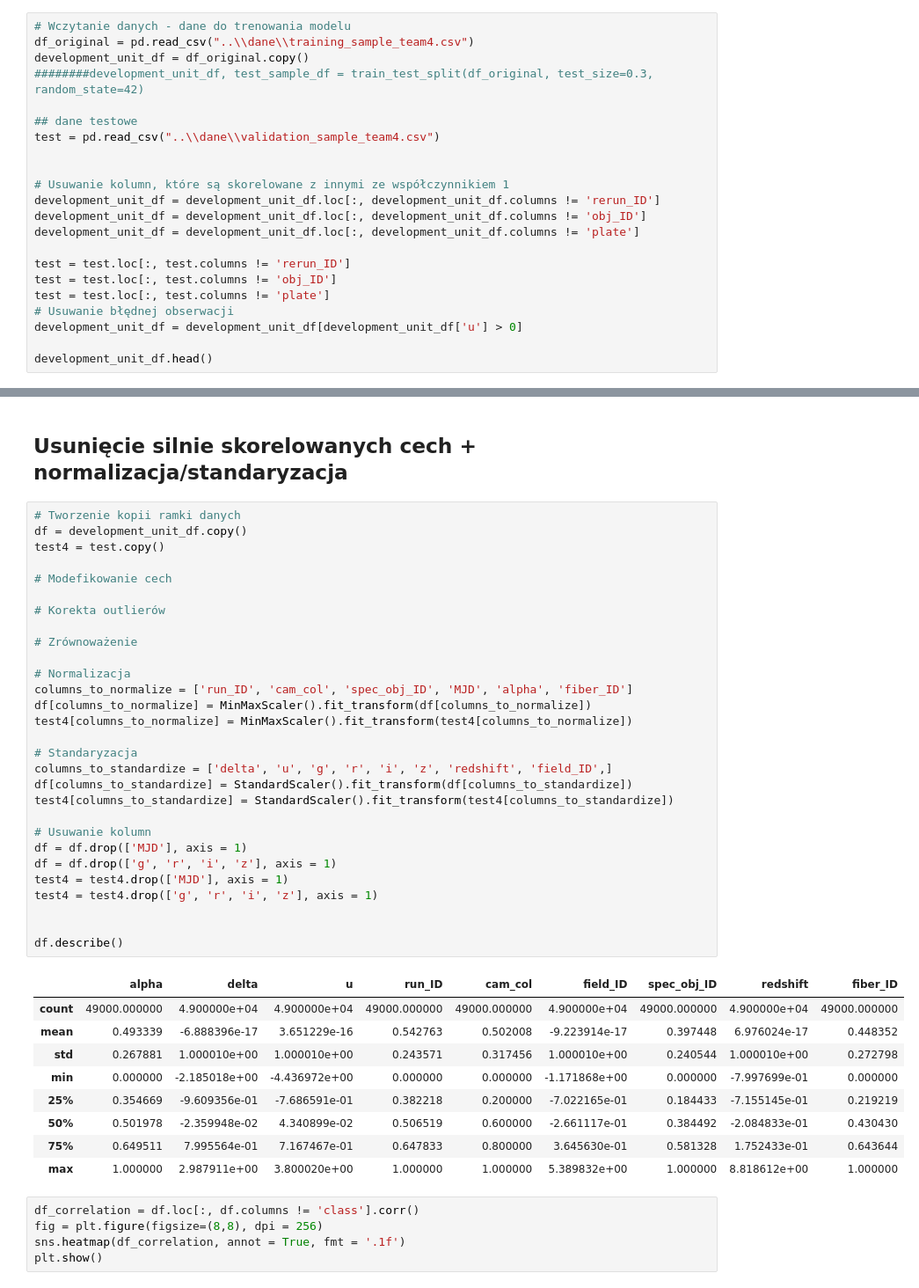
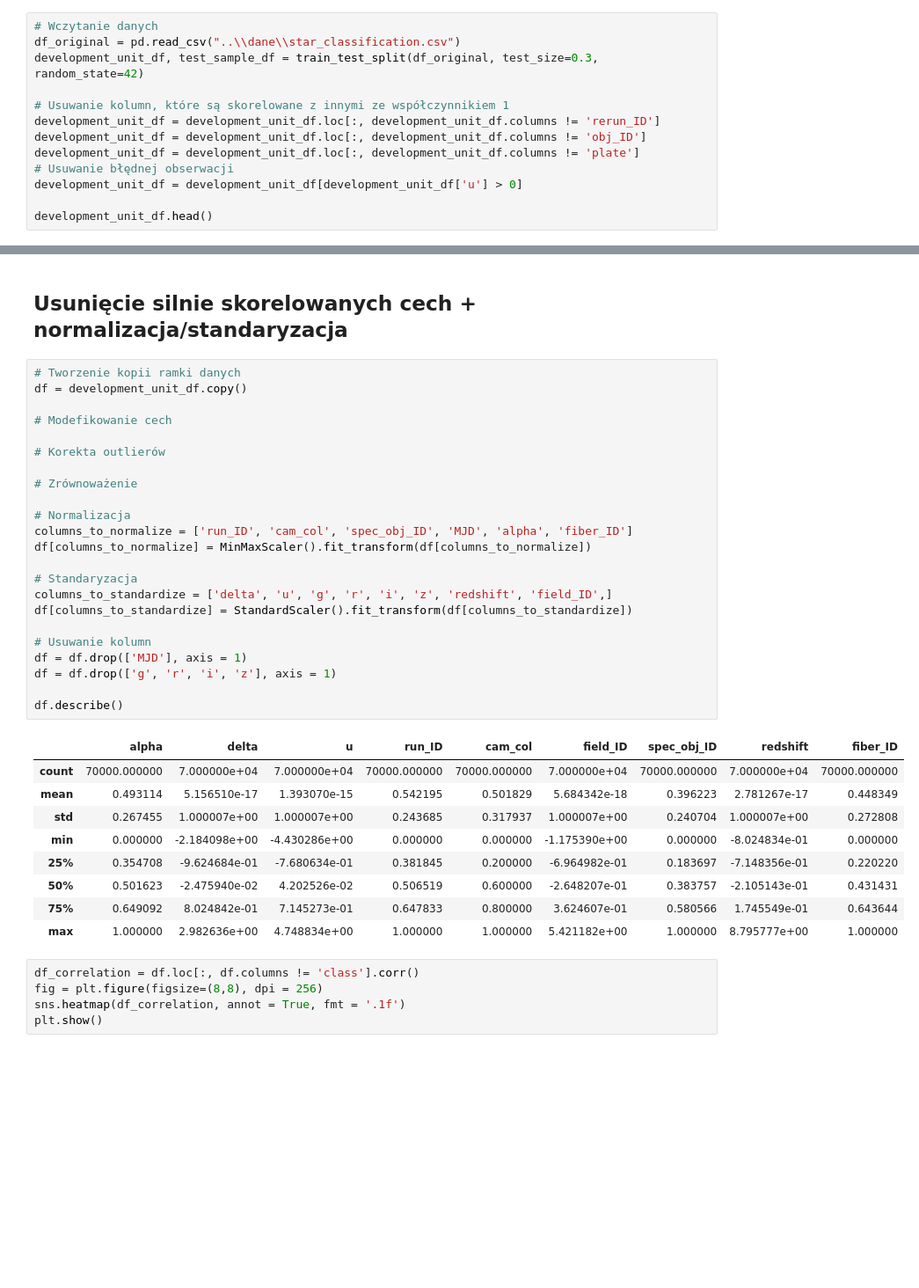
Before and after one commit to MaciejMomot/TweetsMachineLearning, a Jupyter notebook: validation_team/FE/budowa_krok_2_4.ipynb, the cells around one changed output, grey strips where cells are left out. Shown at 88% size. Saved outputs shown, nothing was run; the diff lists cells and outputs as text; blank space fills up the shorter version.

```diff
--- a/validation_team/FE/budowa_krok_2_4.ipynb
+++ b/validation_team/FE/budowa_krok_2_4.ipynb
@@ -104,23 +104,14 @@ seaborn==0.12.2
 # %% [markdown]
 Wczytanie i korekta ramki danych
 # %%
-# Wczytanie danych - dane do trenowania modelu
-df_original = pd.read_csv("..\\dane\\training_sample_team4.csv")
-development_unit_df = df_original.copy()
-########development_unit_df, test_sample_df = train_test_split(df_original, test_size=0.3, random_state=42)
-
-## dane testowe
-test = pd.read_csv("..\\dane\\validation_sample_team4.csv")
-
+# Wczytanie danych
+df_original = pd.read_csv("..\\dane\\star_classification.csv")
+development_unit_df, test_sample_df = train_test_split(df_original, test_size=0.3, random_state=42)
 
 # Usuwanie kolumn, które są skorelowane z innymi ze współczynnikiem 1
 development_unit_df = development_unit_df.loc[:, development_unit_df.columns != 'rerun_ID']
 development_unit_df = development_unit_df.loc[:, development_unit_df.columns != 'obj_ID']
 development_unit_df = development_unit_df.loc[:, development_unit_df.columns != 'plate']
-
-test = test.loc[:, test.columns != 'rerun_ID']
-test = test.loc[:, test.columns != 'obj_ID']
-test = test.loc[:, test.columns != 'plate']
 # Usuwanie błędnej obserwacji
 development_unit_df = development_unit_df[development_unit_df['u'] > 0]
 
@@ -642,42 +583,36 @@ MLPClassifier: 0.597047619047619
 # %%
 # Tworzenie kopii ramki danych
 df = development_unit_df.copy()
-test4 = test.copy()
 
 # Modefikowanie cech
 
 # Korekta outlierów
 
 # Zrównoważenie
 
 # Normalizacja
 columns_to_normalize = ['run_ID', 'cam_col', 'spec_obj_ID', 'MJD', 'alpha', 'fiber_ID']
 df[columns_to_normalize] = MinMaxScaler().fit_transform(df[columns_to_normalize])
-test4[columns_to_normalize] = MinMaxScaler().fit_transform(test4[columns_to_normalize])
 
 # Standaryzacja
 columns_to_standardize = ['delta', 'u', 'g', 'r', 'i', 'z', 'redshift', 'field_ID',]
 df[columns_to_standardize] = StandardScaler().fit_transform(df[columns_to_standardize])
-test4[columns_to_standardize] = StandardScaler().fit_transform(test4[columns_to_standardize])
 
 # Usuwanie kolumn
 df = df.drop(['MJD'], axis = 1)
 df = df.drop(['g', 'r', 'i', 'z'], axis = 1)
-test4 = test4.drop(['MJD'], axis = 1)
-test4 = test4.drop(['g', 'r', 'i', 'z'], axis = 1)
-
 
 df.describe()
 # %% [output]
 |  | alpha | delta | u | run_ID | cam_col | field_ID | spec_obj_ID | redshift | fiber_ID |
-| count | 49000.000000 | 4.900000e+04 | 4.900000e+04 | 49000.000000 | 49000.000000 | 4.900000e+04 | 49000.000000 | 4.900000e+04 | 49000.000000 |
-| mean | 0.493339 | -6.888396e-17 | 3.651229e-16 | 0.542763 | 0.502008 | -9.223914e-17 | 0.397448 | 6.976024e-17 | 0.448352 |
-| std | 0.267881 | 1.000010e+00 | 1.000010e+00 | 0.243571 | 0.317456 | 1.000010e+00 | 0.240544 | 1.000010e+00 | 0.272798 |
-| min | 0.000000 | -2.185018e+00 | -4.436972e+00 | 0.000000 | 0.000000 | -1.171868e+00 | 0.000000 | -7.997699e-01 | 0.000000 |
-| 25% | 0.354669 | -9.609356e-01 | -7.686591e-01 | 0.382218 | 0.200000 | -7.022165e-01 | 0.184433 | -7.155145e-01 | 0.219219 |
-| 50% | 0.501978 | -2.359948e-02 | 4.340899e-02 | 0.506519 | 0.600000 | -2.661117e-01 | 0.384492 | -2.084833e-01 | 0.430430 |
-| 75% | 0.649511 | 7.995564e-01 | 7.167467e-01 | 0.647833 | 0.800000 | 3.645630e-01 | 0.581328 | 1.752433e-01 | 0.643644 |
-| max | 1.000000 | 2.987911e+00 | 3.800020e+00 | 1.000000 | 1.000000 | 5.389832e+00 | 1.000000 | 8.818612e+00 | 1.000000 |
+| count | 70000.000000 | 7.000000e+04 | 7.000000e+04 | 70000.000000 | 70000.000000 | 7.000000e+04 | 70000.000000 | 7.000000e+04 | 70000.000000 |
+| mean | 0.493114 | 5.156510e-17 | 1.393070e-15 | 0.542195 | 0.501829 | 5.684342e-18 | 0.396223 | 2.781267e-17 | 0.448349 |
+| std | 0.267455 | 1.000007e+00 | 1.000007e+00 | 0.243685 | 0.317937 | 1.000007e+00 | 0.240704 | 1.000007e+00 | 0.272808 |
+| min | 0.000000 | -2.184098e+00 | -4.430286e+00 | 0.000000 | 0.000000 | -1.175390e+00 | 0.000000 | -8.024834e-01 | 0.000000 |
+| 25% | 0.354708 | -9.624684e-01 | -7.680634e-01 | 0.381845 | 0.200000 | -6.964982e-01 | 0.183697 | -7.148356e-01 | 0.220220 |
+| 50% | 0.501623 | -2.475940e-02 | 4.202526e-02 | 0.506519 | 0.600000 | -2.648207e-01 | 0.383757 | -2.105143e-01 | 0.431431 |
+| 75% | 0.649092 | 8.024842e-01 | 7.145273e-01 | 0.647833 | 0.800000 | 3.624607e-01 | 0.580566 | 1.745549e-01 | 0.643644 |
+| max | 1.000000 | 2.982636e+00 | 4.748834e+00 | 1.000000 | 1.000000 | 5.421182e+00 | 1.000000 | 8.795777e+00 | 1.000000 |
 # %%
 df_correlation = df.loc[:, df.columns != 'class'].corr()
 fig = plt.figure(figsize=(8,8), dpi = 256)
```
Also changed, not shown: parts of 25 cells of this notebook, 3 other files.
